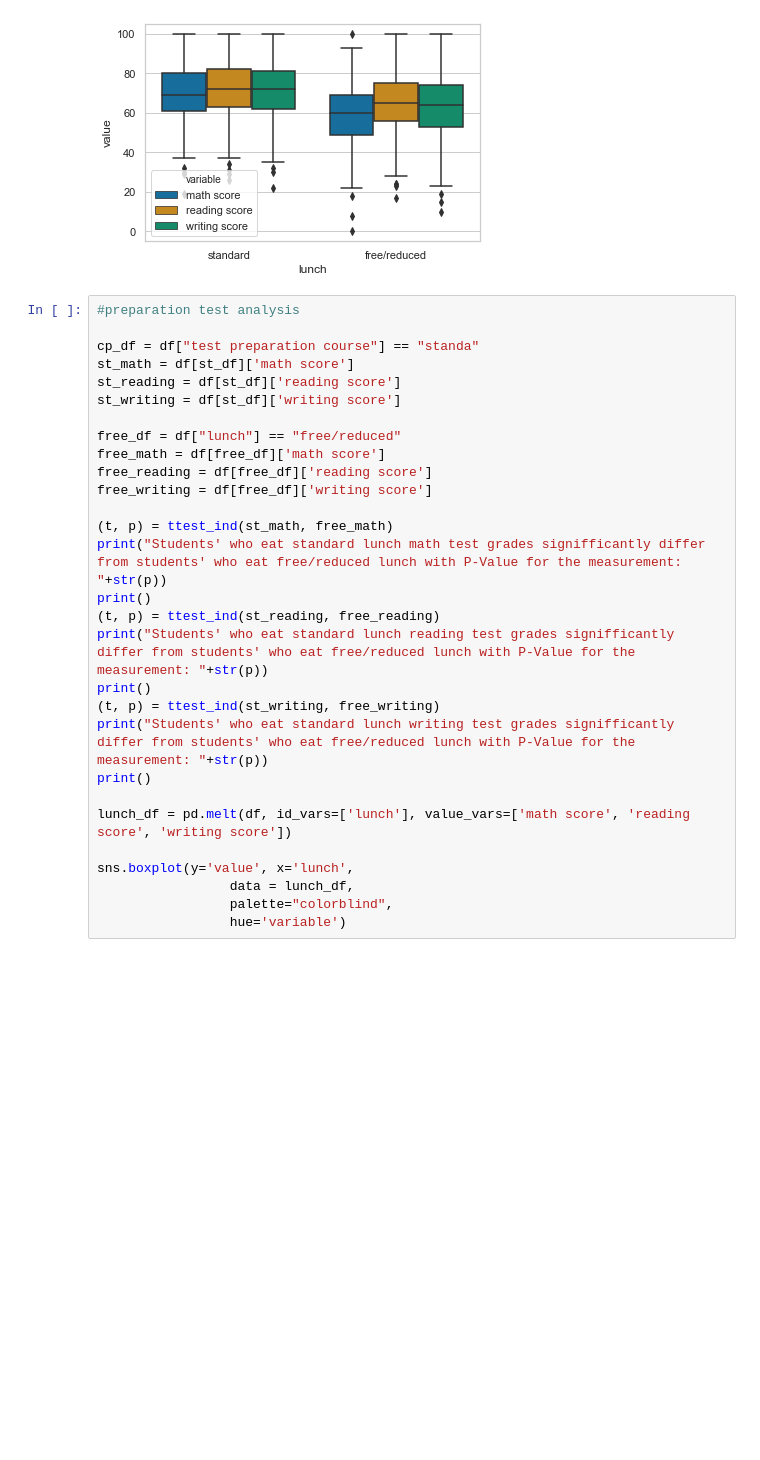
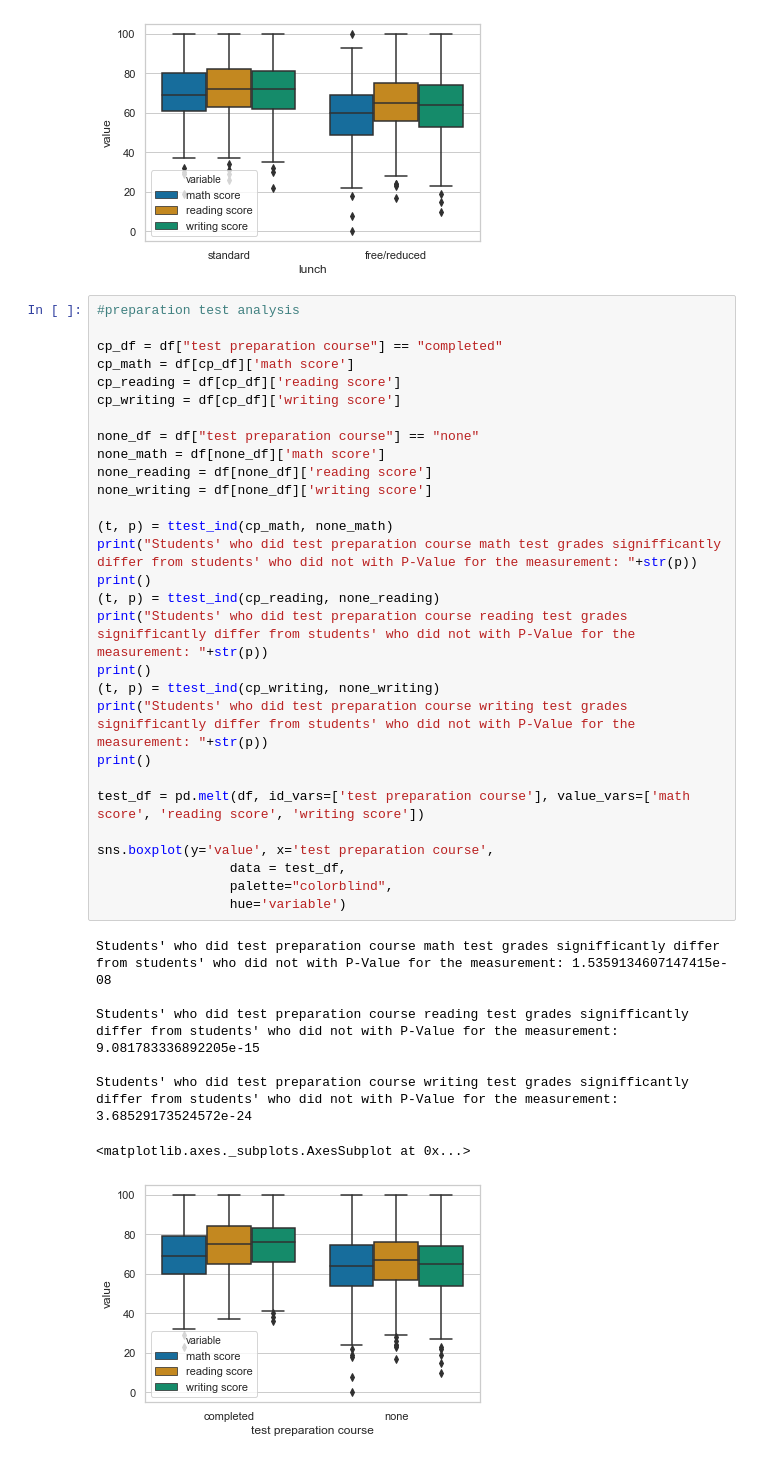
Before and after one commit to Qrgon/SynBio, a Jupyter notebook: Report Jupyter.ipynb, the cells around one changed output. Drawn from its saved outputs; the diff is of its cells as text; blank space fills up the shorter version.

```diff
--- a/Report Jupyter.ipynb
+++ b/Report Jupyter.ipynb
@@ -485,29 +504,37 @@ Students' who eat standard lunch writing test grades signifficantly differ from
 # %%
 #preparation test analysis
 
-cp_df = df["test preparation course"] == "standa"
-st_math = df[st_df]['math score']
-st_reading = df[st_df]['reading score']
-st_writing = df[st_df]['writing score']
+cp_df = df["test preparation course"] == "completed"
+cp_math = df[cp_df]['math score']
+cp_reading = df[cp_df]['reading score']
+cp_writing = df[cp_df]['writing score']
 
-free_df = df["lunch"] == "free/reduced"
-free_math = df[free_df]['math score']
-free_reading = df[free_df]['reading score']
-free_writing = df[free_df]['writing score']
+none_df = df["test preparation course"] == "none"
+none_math = df[none_df]['math score']
+none_reading = df[none_df]['reading score']
+none_writing = df[none_df]['writing score']
 
-(t, p) = ttest_ind(st_math, free_math)
-print("Students' who eat standard lunch math test grades signifficantly differ from students' who eat free/reduced lunch with P-Value for the measurement: "+str(p))
+(t, p) = ttest_ind(cp_math, none_math)
+print("Students' who did test preparation course math test grades signifficantly differ from students' who did not with P-Value for the measurement: "+str(p))
 print()
-(t, p) = ttest_ind(st_reading, free_reading)
-print("Students' who eat standard lunch reading test grades signifficantly differ from students' who eat free/reduced lunch with P-Value for the measurement: "+str(p))
+(t, p) = ttest_ind(cp_reading, none_reading)
+print("Students' who did test preparation course reading test grades signifficantly differ from students' who did not with P-Value for the measurement: "+str(p))
 print()
-(t, p) = ttest_ind(st_writing, free_writing)
-print("Students' who eat standard lunch writing test grades signifficantly differ from students' who eat free/reduced lunch with P-Value for the measurement: "+str(p))
+(t, p) = ttest_ind(cp_writing, none_writing)
+print("Students' who did test preparation course writing test grades signifficantly differ from students' who did not with P-Value for the measurement: "+str(p))
 print()
 
-lunch_df = pd.melt(df, id_vars=['lunch'], value_vars=['math score', 'reading score', 'writing score'])
+test_df = pd.melt(df, id_vars=['test preparation course'], value_vars=['math score', 'reading score', 'writing score'])
 
-sns.boxplot(y='value', x='lunch',
-                 data = lunch_df,
+sns.boxplot(y='value', x='test preparation course',
+                 data = test_df,
                  palette="colorblind",
                  hue='variable')
+# %% [output]
+Students' who did test preparation course math test grades signifficantly differ from students' who did not with P-Value for the measurement: 1.5359134607147415e-08
+
+Students' who did test preparation course reading test grades signifficantly differ from students' who did not with P-Value for the measurement: 9.081783336892205e-15
+
+Students' who did test preparation course writing test grades signifficantly differ from students' who did not with P-Value for the measurement: 3.68529173524572e-24
+<matplotlib.axes._subplots.AxesSubplot at 0x...>
+[figure, added]
```
Also changed, not shown: parts of 3 cells of this notebook.
